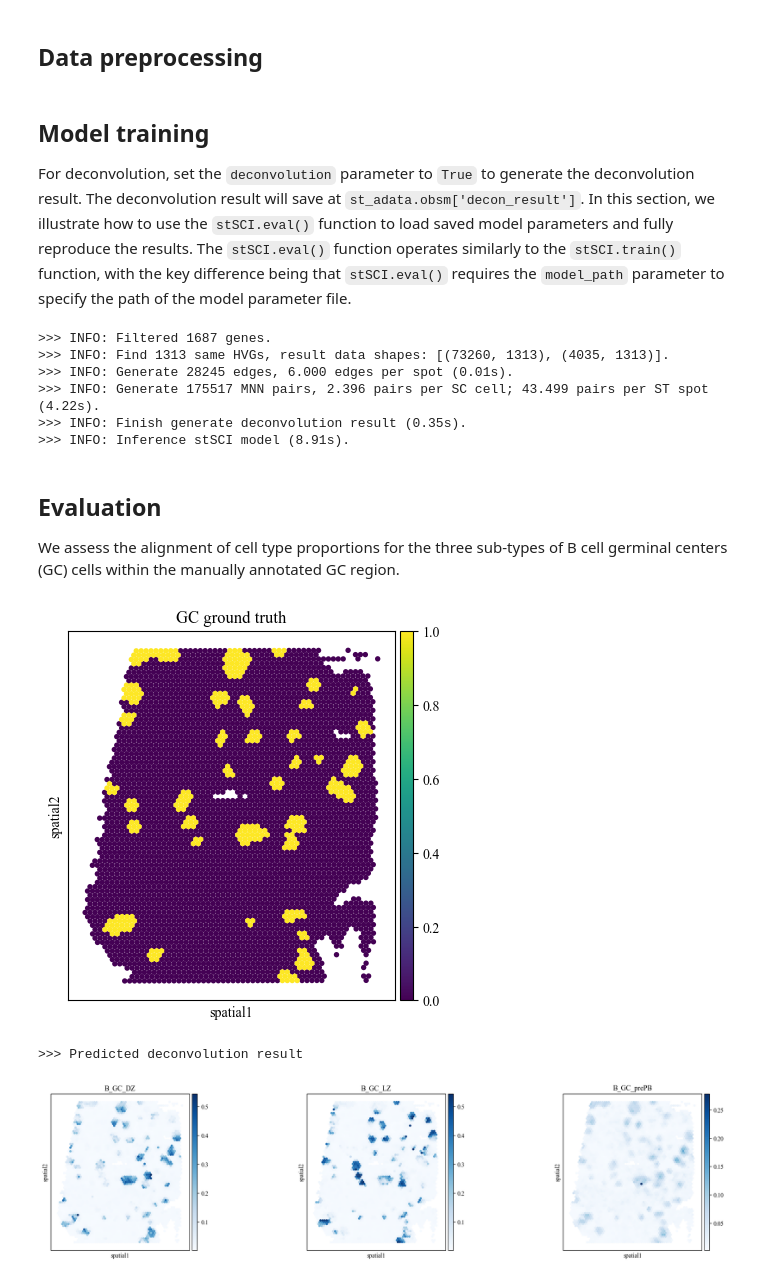
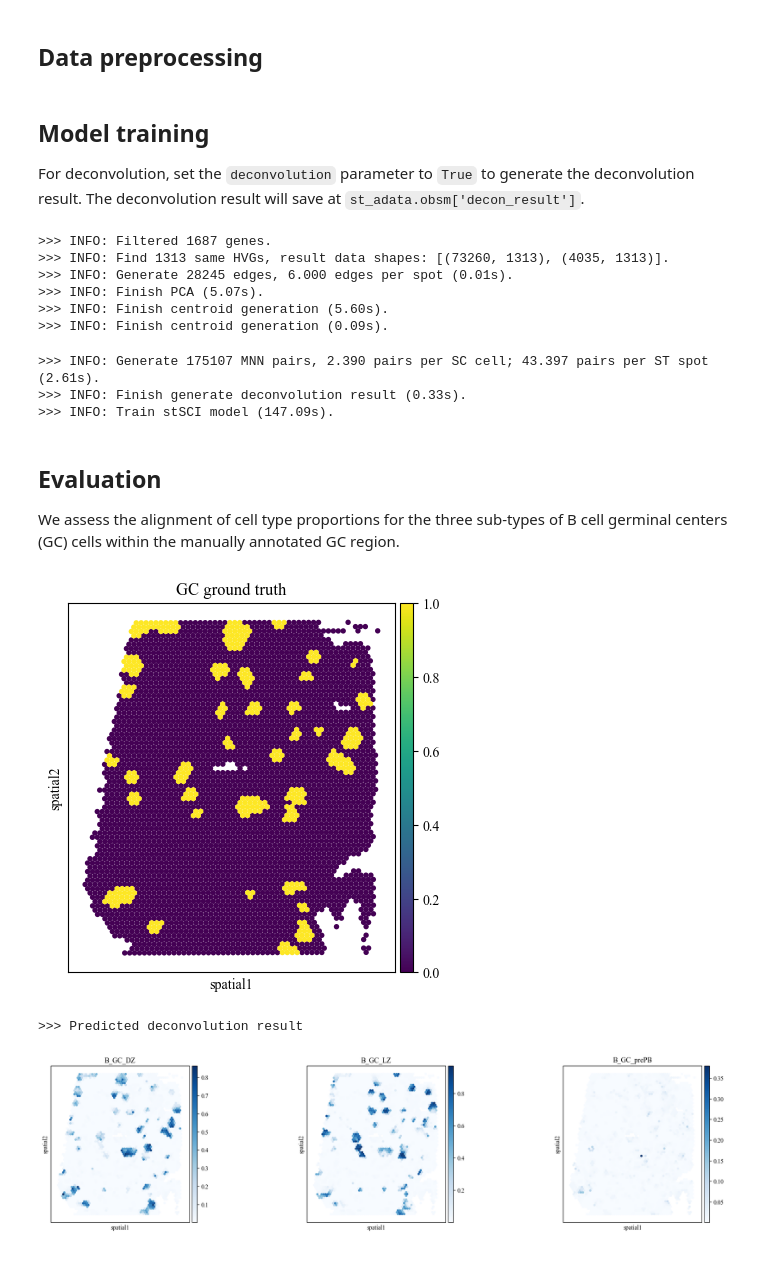
Before and after one commit to hannshu/stSCI, a Jupyter notebook: docs/source/section3_deconvolution_real.ipynb, the cells around one changed output. Drawn from its saved outputs; the diff is of its cells as text; code cells hidden in the pictures.

```diff
--- a/docs/source/section3_deconvolution_real.ipynb
+++ b/docs/source/section3_deconvolution_real.ipynb
@@ -20,28 +19,33 @@ sc.pp.log1p(st_adata)
 # %% [markdown]
 ## Model training
 
-For deconvolution, set the `deconvolution` parameter to `True` to generate the deconvolution result. The deconvolution result will save at `st_adata.obsm['decon_result']`. In this section, we illustrate how to use the `stSCI.eval()` function to load saved model parameters and fully reproduce the results. The `stSCI.eval()` function operates similarly to the `stSCI.train()` function, with the key difference being that `stSCI.eval()` requires the `model_path` parameter to specify the path of the model parameter file.
+For deconvolution, set the `deconvolution` parameter to `True` to generate the deconvolution result. The deconvolution result will save at `st_adata.obsm['decon_result']`.
 # %%
-sc_adata, st_adata = stSCI.eval(sc_adata, st_adata, cluster_key='cell_type', deconvolution=True, model_path='model_paras/deconvolution/human_lymph_nodes.pt')
+sc_adata, st_adata = stSCI.train(sc_adata, st_adata, cluster_key='cell_type', deconvolution=True)
 # %% [output]
 >>> INFO: Filtered 1687 genes.
 >>> INFO: Find 1313 same HVGs, result data shapes: [(73260, 1313), (4035, 1313)].
 >>> INFO: Generate 28245 edges, 6.000 edges per spot (0.01s).
->>> INFO: Generate 175517 MNN pairs, 2.396 pairs per SC cell; 43.499 pairs per ST spot (4.22s).
->>> INFO: Finish generate deconvolution result (0.35s).
->>> INFO: Inference stSCI model (8.91s).
+>>> INFO: Finish PCA (5.07s).
+>>> INFO: Finish centroid generation (5.60s).
+>>> INFO: Finish centroid generation (0.09s).
+>>> INFO: Generate 175107 MNN pairs, 2.390 pairs per SC cell; 43.397 pairs per ST spot (2.61s).
+>>> INFO: Finish generate deconvolution result (0.33s).
+>>> INFO: Train stSCI model (147.09s).
 # %% [markdown]
 ## Evaluation
 
 We assess the alignment of cell type proportions for the three sub-types of B cell germinal centers (GC) cells within the manually annotated GC region.
 # %%
-gc_truth = pd.read_csv('data/lymph/manual_GC_annot.csv', index_col=0)
+from stSCI.utils.plot import plot_deconvolution
+
+gc_truth = pd.read_csv('../mapping_script/data/data/lymph/manual_GC_annot.csv', index_col=0)
 st_adata.obs['gc_label'] = gc_truth['cell_type'].to_numpy()
 show_keys = ['B_GC_DZ', 'B_GC_LZ', 'B_GC_prePB']
 
-sc.pl.spatial(st_adata, color='gc_label', title='GC ground truth', img_key=None, spot_size=150)
+sc.pl.spatial(st_adata, color='gc_label', title=['GC ground truth'], img_key=None, spot_size=150)
 plot_deconvolution(st_adata, spot_size=150, show_keys=show_keys)
 # %% [output]
 [figure]
 >>> Predicted deconvolution result
-[figure, old version]
+[figure, new version]
```
Also changed, not shown: parts of 4 cells of this notebook, 10 other files.
